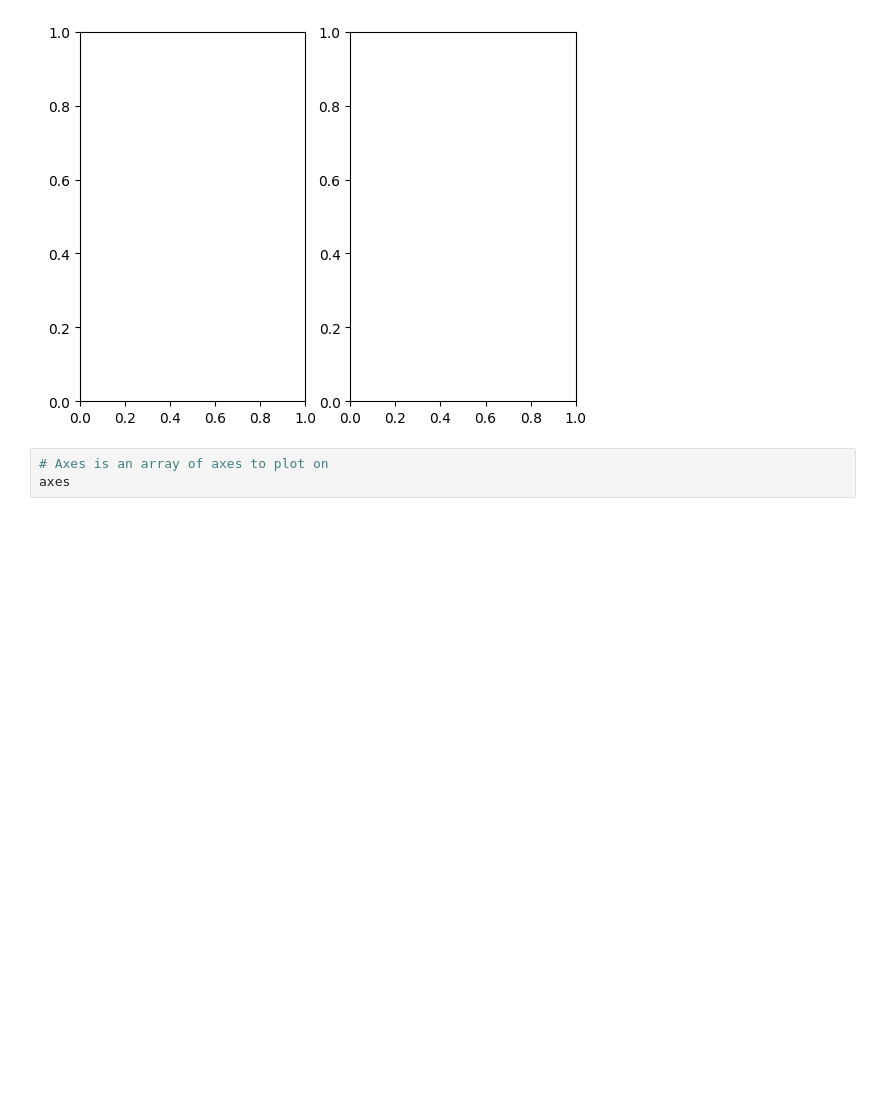
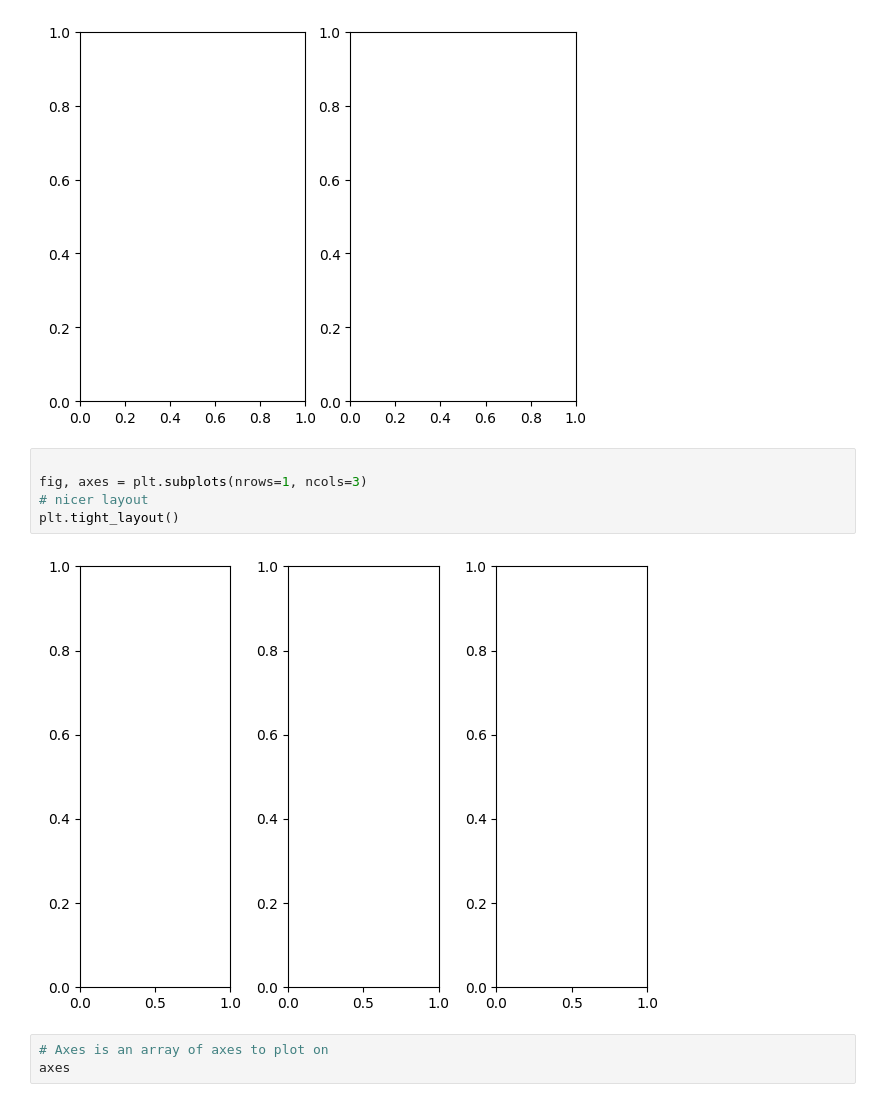
Before and after one commit to Danielcoffee/data_scientist_bootcamp, a Jupyter notebook: 05-Data-Visualization-with-Matplotlib/01-Matplotlib Concepts Lecture.ipynb, the cells around one changed output. Cells and saved outputs as stored; diff of their text form; blank space fills up the shorter version.

```diff
--- a/05-Data-Visualization-with-Matplotlib/01-Matplotlib Concepts Lecture.ipynb
+++ b/05-Data-Visualization-with-Matplotlib/01-Matplotlib Concepts Lecture.ipynb
@@ -175,6 +175,13 @@ Then you can specify the number of rows and columns when creating the subplots()
 fig, axes = plt.subplots(nrows=1, ncols=2)
 # %% [output]
 [figure]
+# %%
+
+fig, axes = plt.subplots(nrows=1, ncols=3)
+# nicer layout
+plt.tight_layout()
+# %% [output]
+[figure, added]
 # %%
 # Axes is an array of axes to plot on
 axes
```
